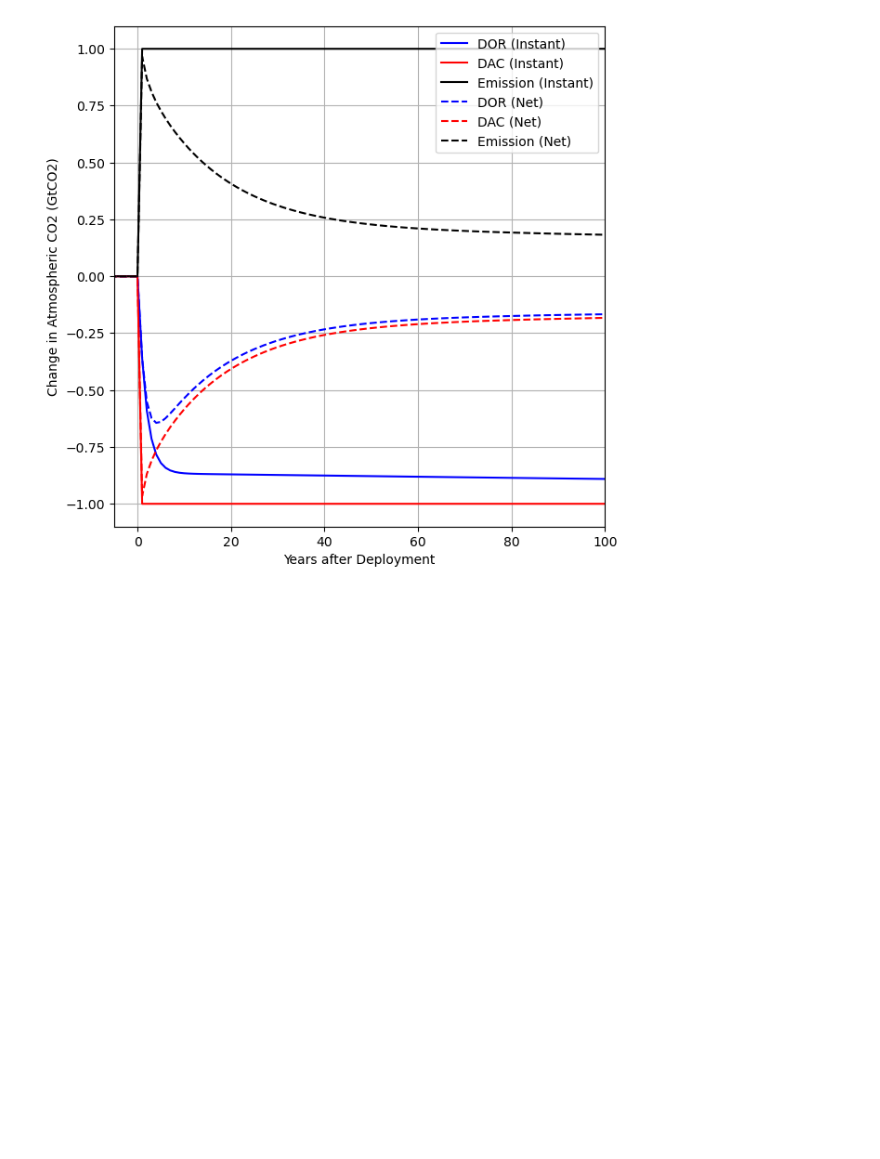
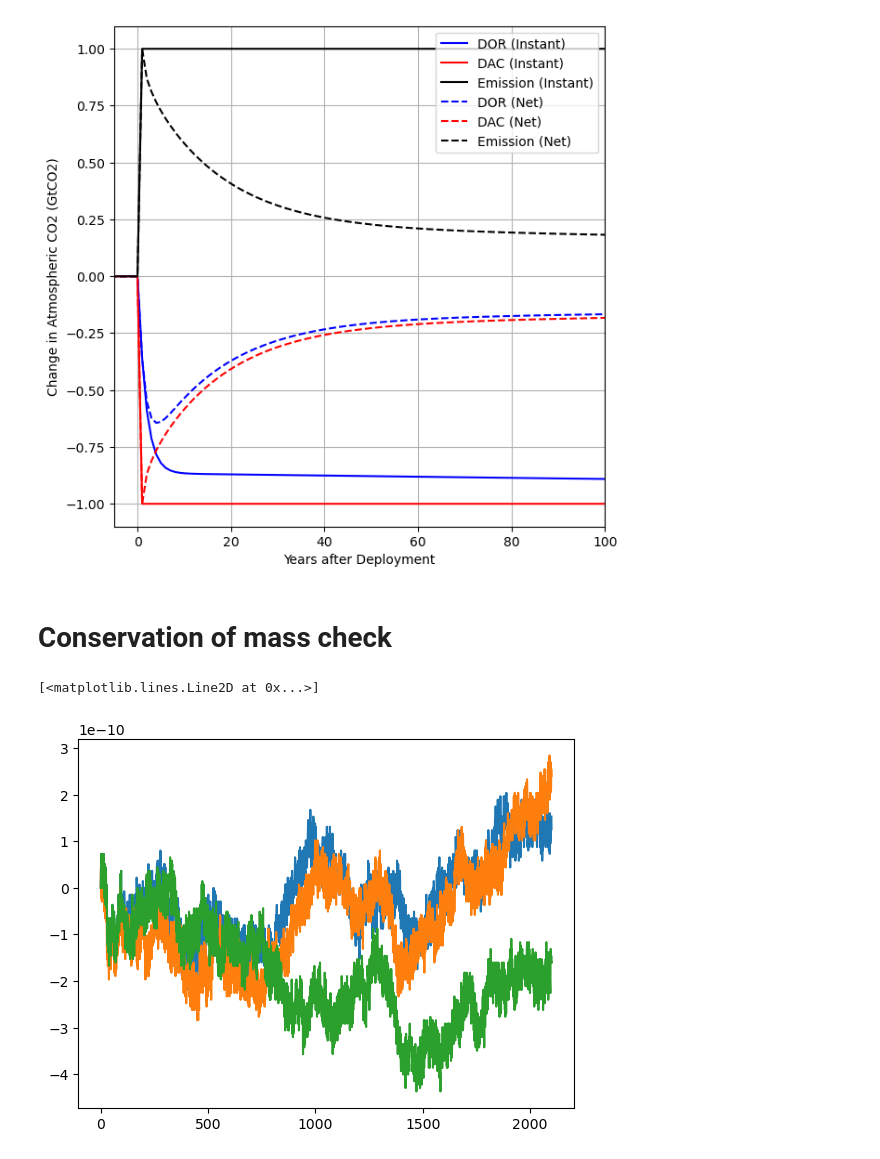
Before and after one commit to carbonplan/cdr-timescale-accounting, a Jupyter notebook: notebooks/4_make_static_visualizations.ipynb, the cells around one changed output. Saved outputs shown, nothing was run; the diff lists cells and outputs as text; code cells hidden in the pictures; blank space fills up the shorter version.

```diff
--- a/notebooks/4_make_static_visualizations.ipynb
+++ b/notebooks/4_make_static_visualizations.ipynb
@@ -180,3 +181,5 @@ plt.xlabel("Years after Deployment")
 plt.grid()
 # %% [output]
 [figure]
+# %% [markdown]
+# Conservation of mass check
@@ -182,0 +196,7 @@ plt.grid()
+# %%
+plt.plot(DAC_emissionsDriven['delta_all_mass'])
+plt.plot(DOR_emissionsDriven['delta_all_mass'])
+plt.plot(emissionsPulse_emissionsDriven['delta_all_mass'])
+# %% [output]
+[<matplotlib.lines.Line2D at 0x...>]
+[figure, added]
```
Also changed, not shown: parts of 5 cells of this notebook.
